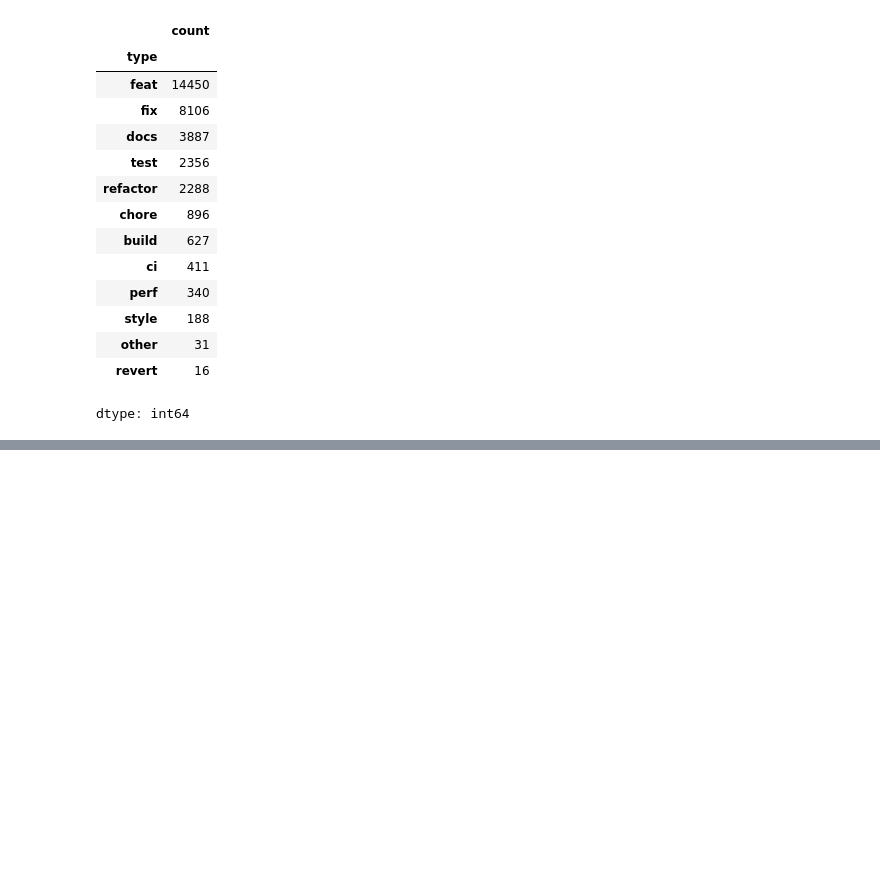
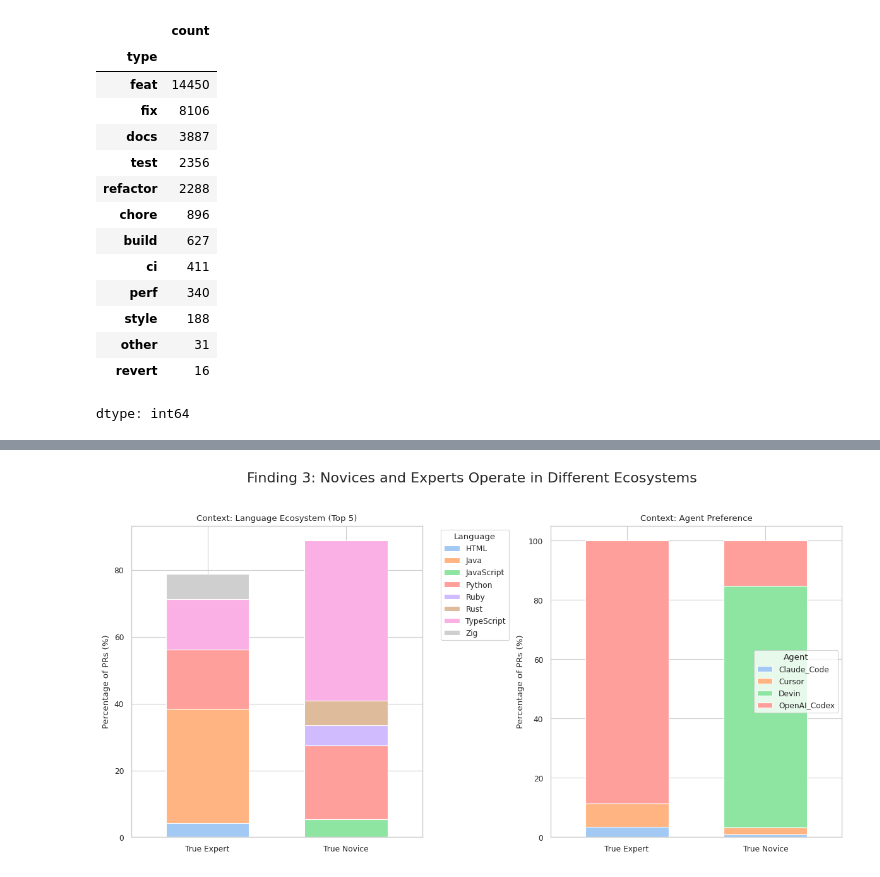
Before and after one commit to tounoussiKhalid/msr_2026, a Jupyter notebook: analysis/load_AIDev.ipynb, the cells around one changed output, grey strips where cells are left out. Cells and saved outputs as stored; diff of their text form; code cells hidden in the pictures; blank space fills up the shorter version.

```diff
--- a/analysis/load_AIDev.ipynb
+++ b/analysis/load_AIDev.ipynb
@@ -187,0 +666,41 @@ from scipy.stats import spearmanr
+# %%
+# --- 1. Prepare Data for Language Plot ---
+novice_lang_data = pd.merge(novice_prs, repo_df, left_on='repo_id', right_on='id')['language'].value_counts(normalize=True).head(5).mul(100).rename('percentage').reset_index()
+novice_lang_data['Cohort'] = 'True Novice'
+expert_lang_data = pd.merge(expert_prs, repo_df, left_on='repo_id', right_on='id')['language'].value_counts(normalize=True).head(5).mul(100).rename('percentage').reset_index()
+expert_lang_data['Cohort'] = 'True Expert'
+lang_plot_df = pd.concat([novice_lang_data, expert_lang_data])
+
+# --- 2. Prepare Data for Agent Plot ---
+novice_agent_data = novice_prs['agent'].value_counts(normalize=True).mul(100).rename('percentage').reset_index()
+novice_agent_data['Cohort'] = 'True Novice'
+expert_agent_data = expert_prs['agent'].value_counts(normalize=True).mul(100).rename('percentage').reset_index()
+expert_agent_data['Cohort'] = 'True Expert'
+agent_plot_df = pd.concat([novice_agent_data, expert_agent_data])
+
+# --- 3. Create the Visualization (2 subplots) ---
+fig, (ax1, ax2) = plt.subplots(1, 2, figsize=(12, 6))
+fig.suptitle('Finding 3: Novices and Experts Operate in Different Ecosystems', fontsize=16, y=1.03)
+
+# --- Plot 1: Language Preference (Top 5) ---
+lang_pivot = lang_plot_df.pivot(index='Cohort', columns='language', values='percentage')
+lang_pivot.plot(kind='bar', stacked=True, ax=ax1, width=0.6)
+ax1.set_title('Context: Language Ecosystem (Top 5)')
+ax1.set_ylabel('Percentage of PRs (%)')
+ax1.set_xlabel('')
+ax1.set_xticklabels(ax1.get_xticklabels(), rotation=0)
+ax1.legend(title='Language', bbox_to_anchor=(1.05, 1), loc='upper left')
+
+# --- Plot 2: Agent Preference ---
+agent_pivot = agent_plot_df.pivot(index='Cohort', columns='agent', values='percentage')
+agent_pivot.plot(kind='bar', stacked=True, ax=ax2 , width=0.6)
+ax2.set_title('Context: Agent Preference')
+ax2.set_ylabel('Percentage of PRs (%)')
+ax2.set_xlabel('')
+ax2.set_xticklabels(ax2.get_xticklabels(), rotation=0)
+ax2.legend(title='Agent', loc='center right')
+
+plt.tight_layout()
+plt.show()
+# %% [output]
+[figure, added]
```
Also changed, not shown: parts of 23 cells of this notebook.
